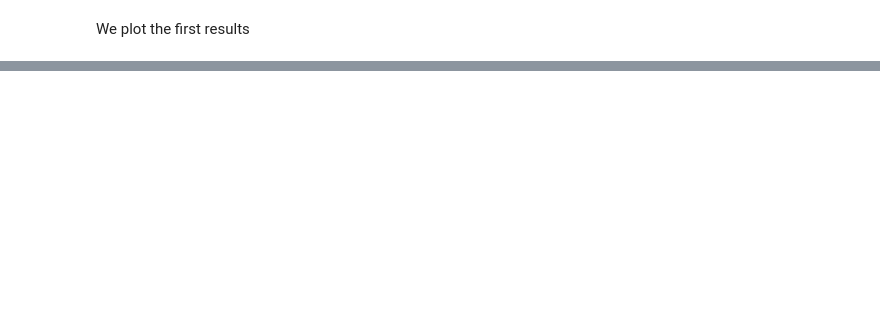
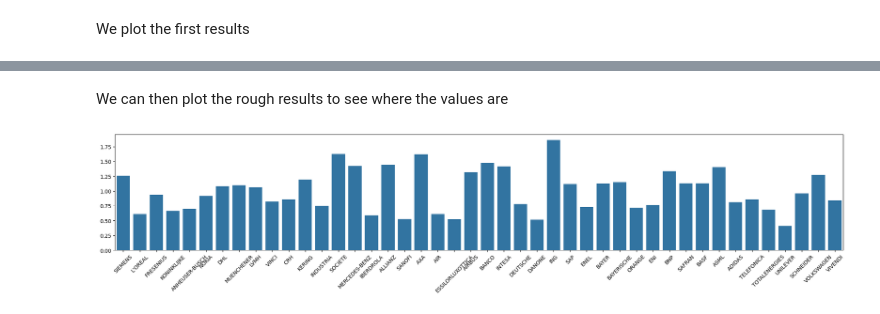
Before and after one commit to faunebl/core_equity_factors, a Jupyter notebook: src/main.ipynb, the cells around one changed output, grey strips where cells are left out. Cells and saved outputs as stored; diff of their text form; code cells hidden in the pictures; blank space fills up the shorter version.

```diff
--- a/src/main.ipynb
+++ b/src/main.ipynb
@@ -78,0 +107,5 @@ We then regress each stock returns on this principal component, using a linear r
+# %%
+def get_beta(col_name: str) -> float:
+    model = LinearRegression()
+    model.fit(X=np.array(pc1.to_series().to_list()).reshape(-1,1), y=stocks.select(col_name).to_series().to_list())
+    return float(model.coef_[0])
@@ -78,0 +121,23 @@ We then regress each stock returns on this principal component, using a linear r
+# %%
+def parralelize_calls(data: pl.DataFrame) -> dict:
+    results = {}
+    with ThreadPoolExecutor() as executor:
+        future_to_col = {executor.submit(get_beta, col_name): col_name for col_name in data.columns}
+        for future in as_completed(future_to_col):
+            col_name = future_to_col[future]
+            try:
+                results[col_name.lstrip(' ').split(' ')[0]] = future.result()
+            except Exception as exc:
+                print(f'{col_name} generated an exception: {exc}')
+    return results
+# %%
+betas = parralelize_calls(stocks.drop('date'))
+# %% [markdown]
+We can then plot the rough results to see where the values are
+# %%
+plt.figure(figsize=(25,4))
+sns.barplot(betas)
+ticks = plt.xticks(rotation=45)
+del ticks
+# %% [output]
+[figure, added]
```
Also changed, not shown: parts of 17 cells of this notebook.
